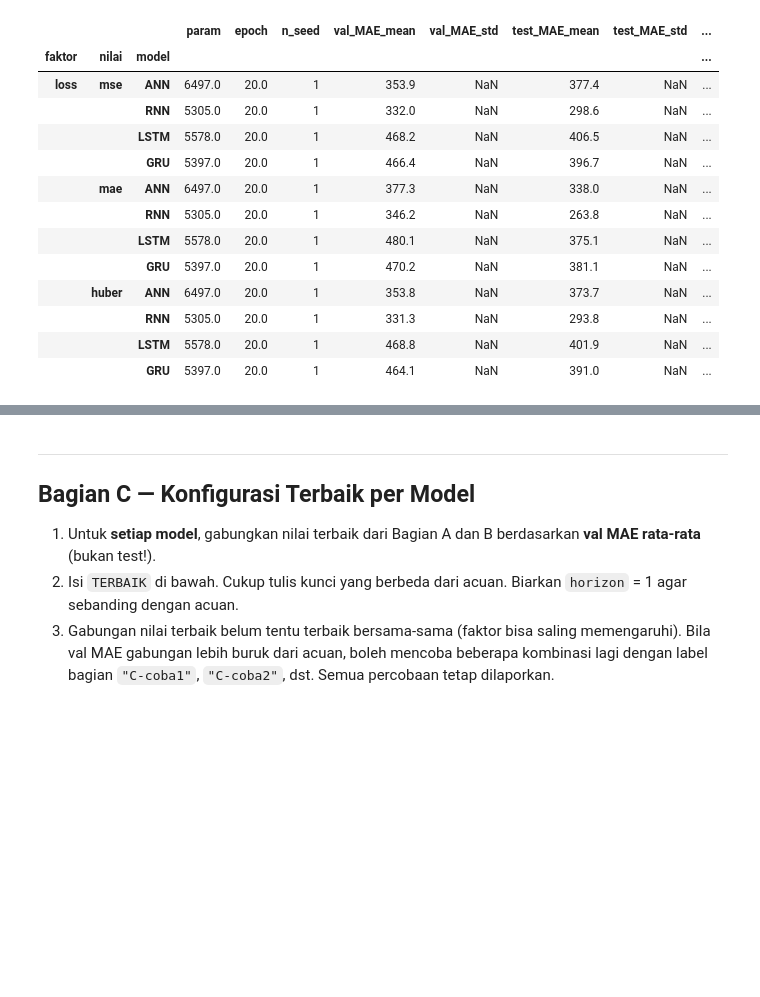
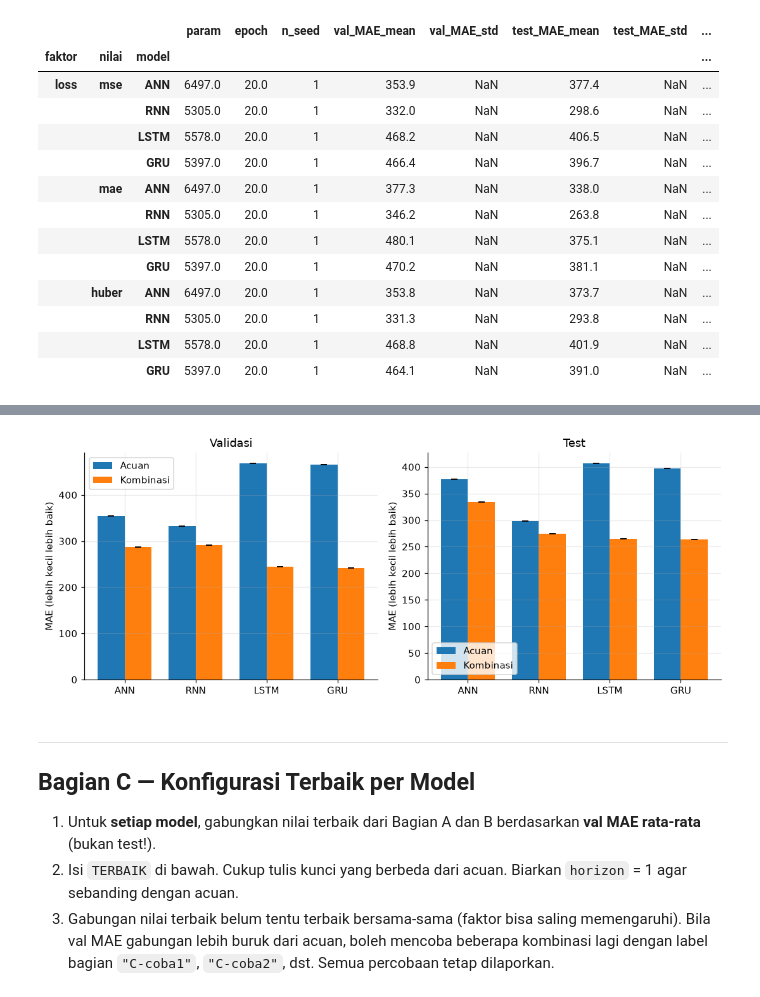
Before and after one commit to adhitngab/dlw-tugas-ra-124400015, a Jupyter notebook: tugas_ablasi.ipynb, the cells around one changed output, grey strips where cells are left out. Saved outputs shown, nothing was run; the diff lists cells and outputs as text; code cells hidden in the pictures; blank space fills up the shorter version.

```diff
--- a/tugas_ablasi.ipynb
+++ b/tugas_ablasi.ipynb
@@ -645,18 +647,29 @@ ringkas(lstm_kombinasi)
 # %%
-lstm_acuan = acuan[acuan.model == "LSTM"]
-perbandingan_lstm = pd.DataFrame(
-    {
-        "Val MAE": [lstm_acuan.val_MAE.mean(), lstm_kombinasi.val_MAE.mean()],
-        "Test MAE": [lstm_acuan.test_MAE.mean(), lstm_kombinasi.test_MAE.mean()],
-    },
-    index=["Acuan LSTM", "Kombinasi LSTM"],
+kolom_metrik = ["val_MAE", "test_MAE", "test_MAPE", "natal_MAE"]
+ringkasan_perbandingan = pd.concat(
+    [acuan.assign(konfigurasi="acuan"), kombinasi_semua.assign(konfigurasi="kombinasi")]
 )
-ax = perbandingan_lstm.plot.bar(figsize=(7, 4), color=[NAVY, RED], rot=0)
-ax.set_ylabel("MAE (lebih kecil lebih baik)")
-ax.set_title("LSTM: acuan vs kombinasi")
+tabel_kombinasi = ringkasan_perbandingan.groupby(["model", "konfigurasi"])[kolom_metrik].agg(["mean", "std"]).round(1)
+tabel_kombinasi.to_csv(HASIL_DIR / "AB_kombinasi_semua.csv")
+tabel_kombinasi
+
+fig, axes = plt.subplots(1, 2, figsize=(10, 4), sharey=False)
+lebar = 0.38
+for ax, metrik, judul in zip(axes, ["val_MAE", "test_MAE"], ["Validasi", "Test"]):
+    acuan_model = acuan.groupby("model")[metrik].agg(["mean", "std"]).reindex(MODELS)
+    kombinasi_model = kombinasi_semua.groupby("model")[metrik].agg(["mean", "std"]).reindex(MODELS)
+    x = np.arange(len(MODELS))
+    ax.bar(x - lebar / 2, acuan_model["mean"], lebar, yerr=acuan_model["std"].fillna(0), capsize=3, label="Acuan")
+    ax.bar(x + lebar / 2, kombinasi_model["mean"], lebar, yerr=kombinasi_model["std"].fillna(0), capsize=3, label="Kombinasi")
+    ax.set_xticks(x, MODELS)
+    ax.set_title(judul)
+    ax.set_ylabel("MAE (lebih kecil lebih baik)")
+    ax.legend()
 plt.tight_layout()
-plt.savefig(HASIL_DIR / "AB_kombinasi_LSTM.png", dpi=200, bbox_inches="tight")
+plt.savefig(HASIL_DIR / "AB_kombinasi_semua.png", dpi=200, bbox_inches="tight")
 plt.show()
+# %% [output]
+[figure, added]
 # %% [markdown]
 ---
 ## Bagian C — Konfigurasi Terbaik per Model
```
Also changed, not shown: parts of 4 cells of this notebook, 2 other files.
